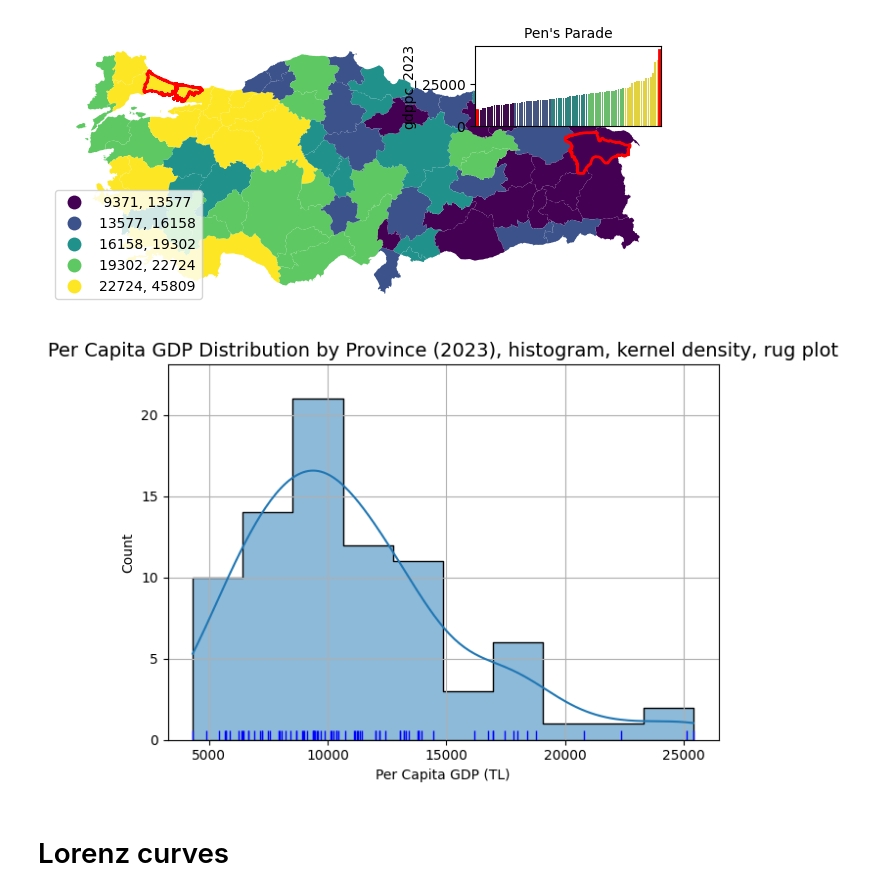
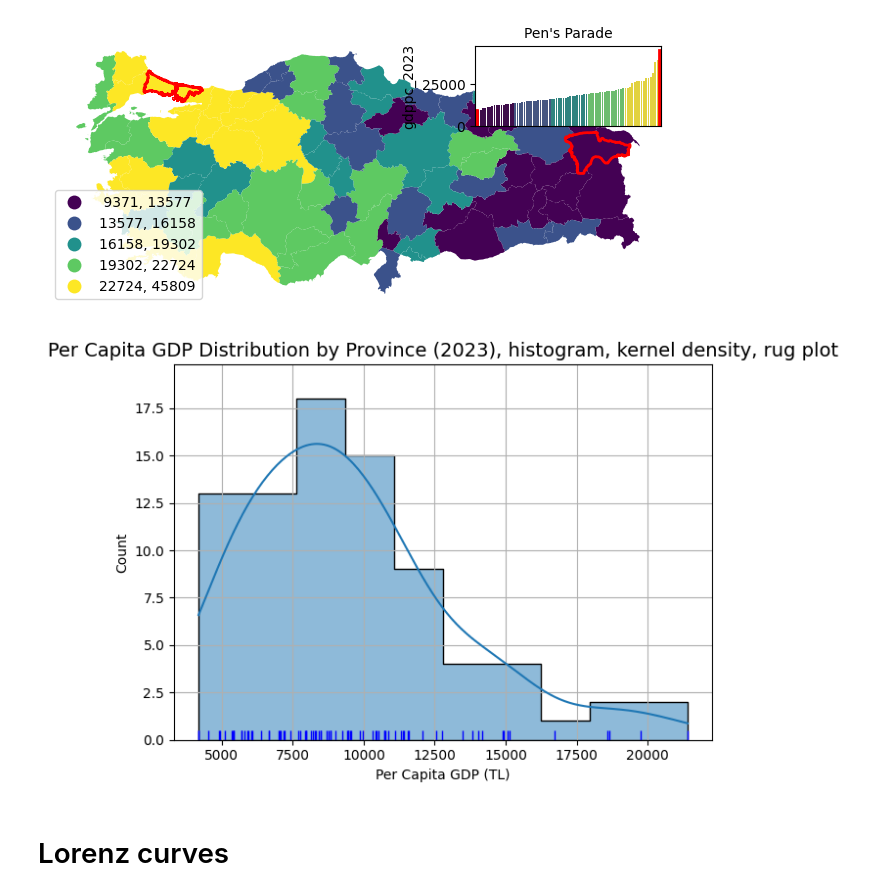
Before and after one commit to ugurursavas/spatial_inequalities_turkiye, a Jupyter notebook: spatial_inequality_turkiye.ipynb, the cells around one changed output. Saved outputs shown, nothing was run; the diff lists cells and outputs as text; code cells hidden in the pictures.

```diff
--- a/spatial_inequality_turkiye.ipynb
+++ b/spatial_inequality_turkiye.ipynb
@@ -186,20 +188,20 @@ query=['Ağrı'
 # %%
 
 
-years = range(2007, 2023, 17)
+years = range(2004, 2023, 20)
 yvars = [f'gdppc_{year}' for year in years]
 
 sns.histplot(gdf[yvars[-1]], kde=True, element="step", bins=10, edgecolor="black")
 sns.rugplot(gdf[yvars[-1]], color='blue')
 
 plt.title("Per Capita GDP Distribution by Province (2023), histogram, kernel density, rug plot",  fontsize=14)
 plt.xlabel("Per Capita GDP (TL)")
 plt.ylabel("Count")
 plt.tight_layout()
 plt.grid(True)
 plt.show()
 # %% [output]
-[figure, old version]
+[figure, new version]
 # %% [markdown]
 # Lorenz curves
 # %%
```
Also changed, not shown: parts of 10 cells of this notebook.
